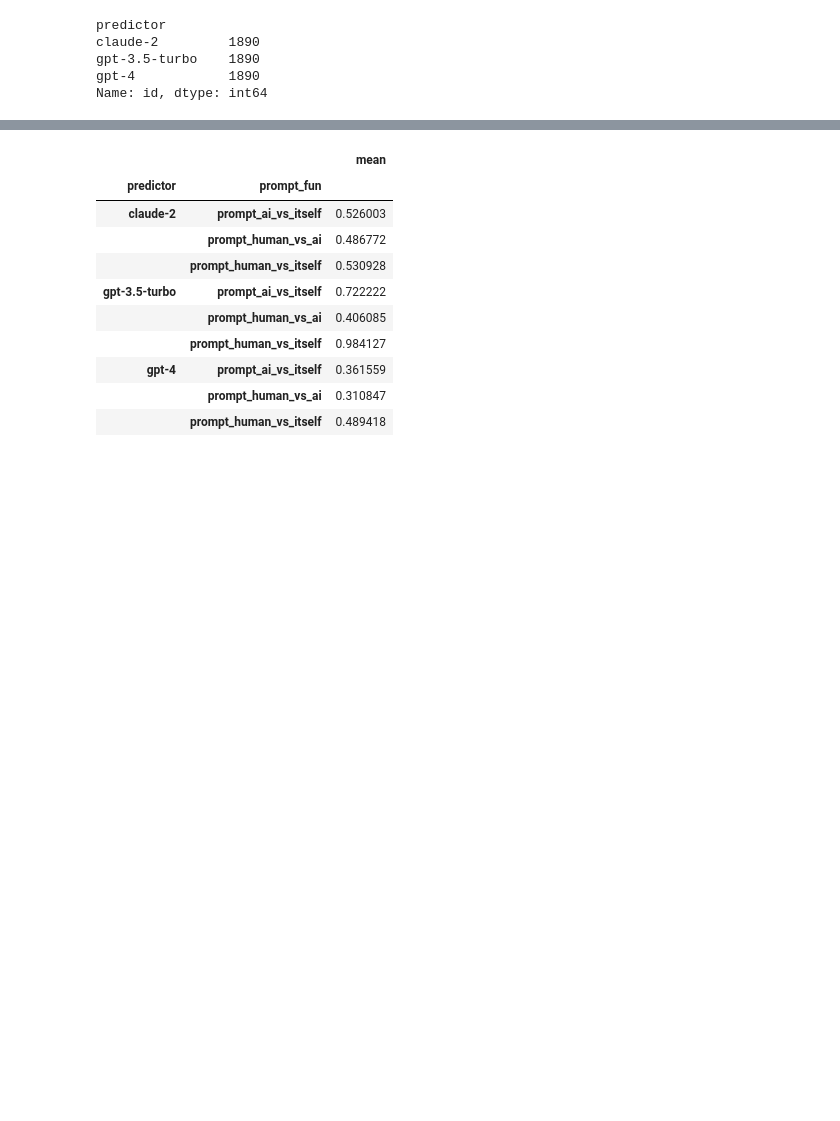
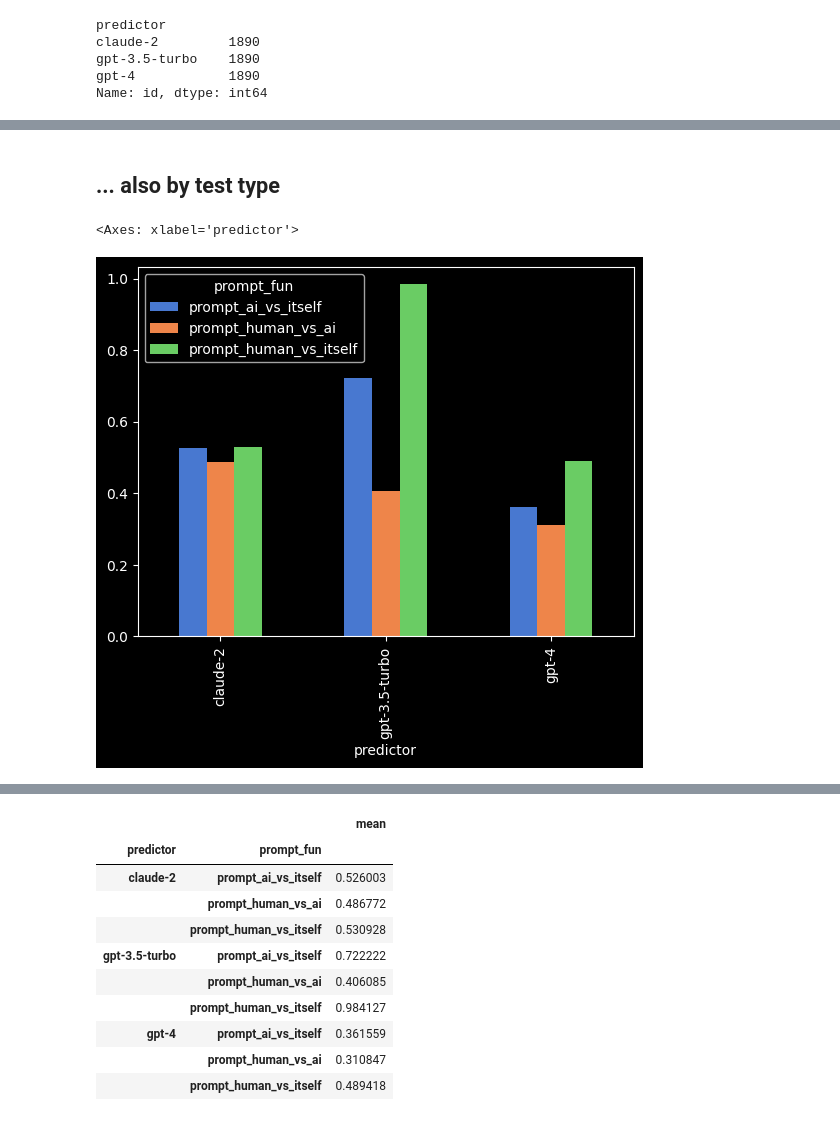
Before and after one commit to qfeuilla/TuringMirror, a Jupyter notebook: data_prep_analysis.ipynb, the cells around one changed output, grey strips where cells are left out. Saved outputs shown, nothing was run; the diff lists cells and outputs as text; code cells hidden in the pictures; blank space fills up the shorter version.

```diff
--- a/data_prep_analysis.ipynb
+++ b/data_prep_analysis.ipynb
@@ -50,0 +91,10 @@ accuracy_by_test_type.plot(kind='bar')
+# %% [markdown]
+## ... also by test type
+# %%
+accuracy_by_test_type = (
+    data.groupby(["predictor", "prompt_fun"])["correct"].mean().unstack()
+)
+accuracy_by_test_type.plot(kind="bar")
+# %% [output]
+<Axes: xlabel='predictor'>
+[figure, added]
```
Also changed, not shown: parts of 24 cells of this notebook, 1 other file.
